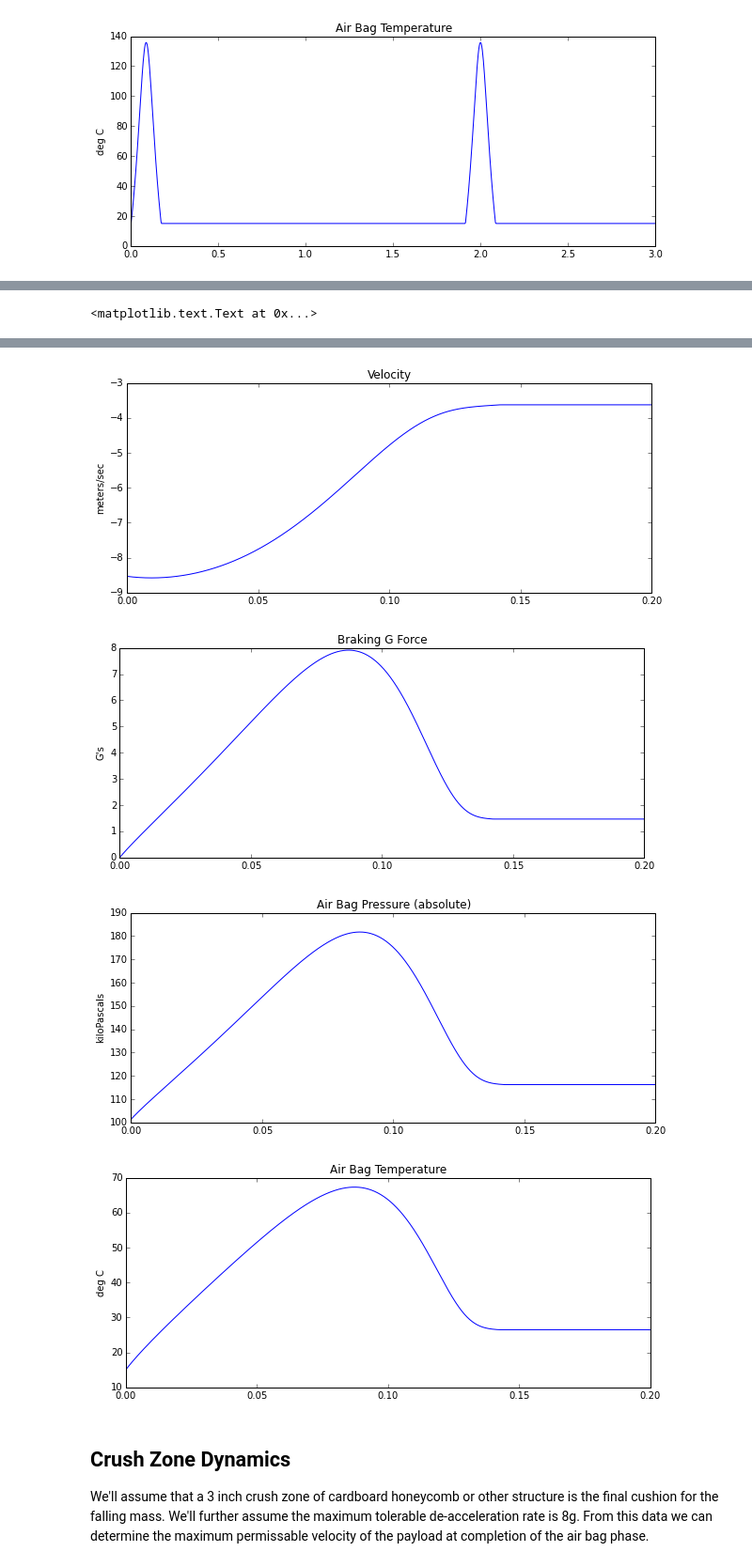
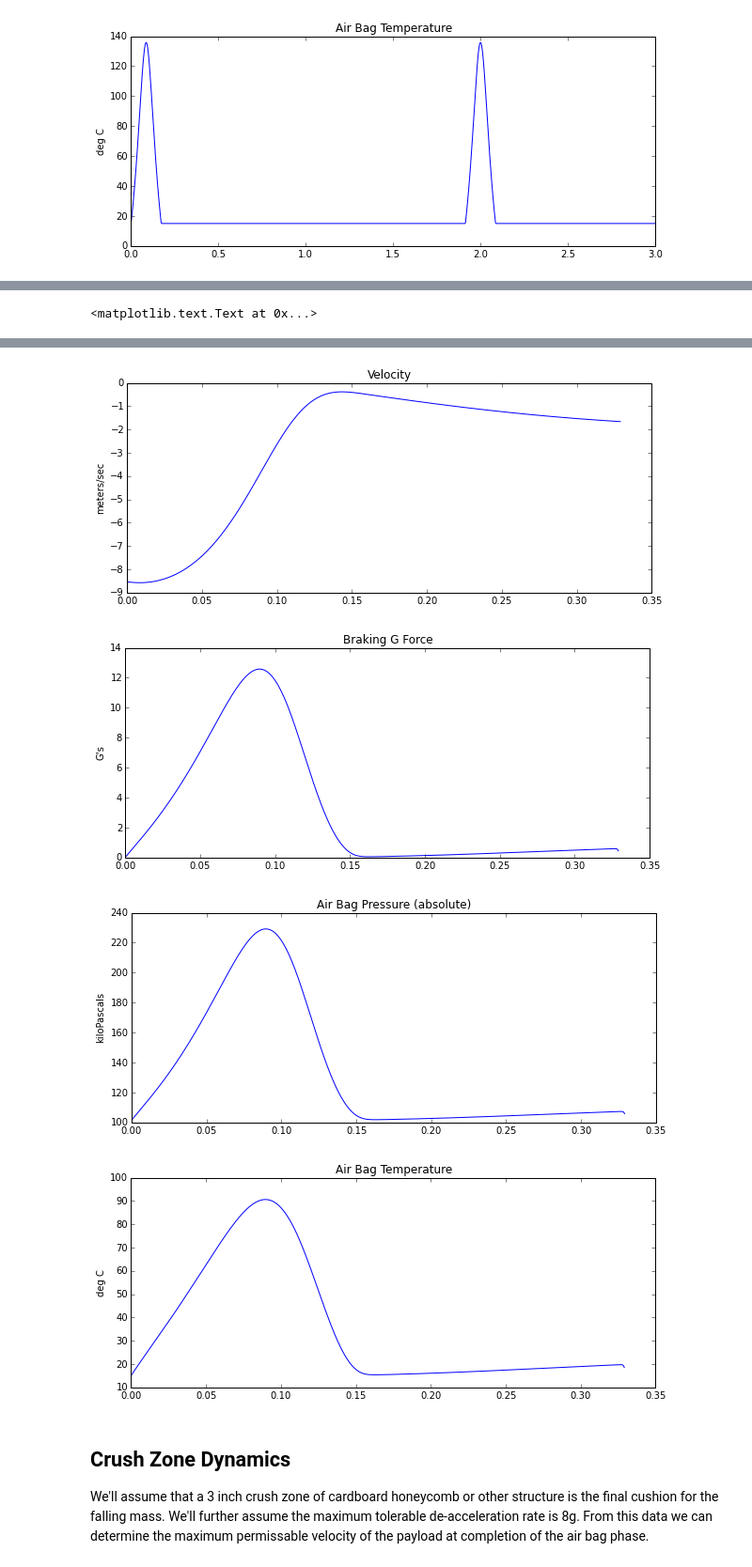
Before and after one commit to fagan2888/Airbag-Design-for-Cargo-Airdrop, a Jupyter notebook: notebooks/Energy Dispersing Air Bag Landing Systems.ipynb, the cells around one changed output, grey strips where cells are left out. Shown: that part at 94% size. Cells and saved outputs as stored; diff of their text form; code cells hidden in the pictures.

```diff
--- a/notebooks/Energy Dispersing Air Bag Landing Systems.ipynb
+++ b/notebooks/Energy Dispersing Air Bag Landing Systems.ipynb
@@ -282,7 +282,7 @@ area.ito(ur.m**2)
 m_payload.ito(ur.kg)
 P_ambient.ito(ur.Pa)
 
-# Verify parameter values, some of which were calculated above
+# Verify parameter values, some calculated in earlier cells
 
 print "gravity = {0:8.4f}".format(gravity)
 print "k = {0:8.4f}".format(k)
@@ -304,9 +304,7 @@ print "v_ic = {0:8.4f}".format(v_ic)
 print "P_ic = {0:8.1f}".format(P_ic)
 
 def phase1(x,t):
-    h = x[0]
-    v = x[1]
-    P = x[2]
+    h,v,P = x
     dhdt = v
     if h > h_ic:
         dvdt = -gravity.magnitude
@@ -436,7 +436,7 @@ from scipy.integrate import odeint
 # orifice parameters
 
 Cd = 0.72
-Ao = 20*12 * ur.cm**2
+Ao = 20*8 * ur.cm**2
 
 # air parameters
 k = 1.4
@@ -480,27 +480,31 @@ def phase1(x,t):
     P = x[2]
     pr = P/P_ambient.magnitude
     cr = ((gamma+1)/2.0)**(gamma/(gamma-1.0))
+    #if pr > cr:
+        #q = np.sqrt(gamma*R.magnitude*T_ambient.magnitude/MW.magnitude)
+        #q = q*np.sqrt((2/(gamma+1))**((gamma+1)/(gamma-1)))
+    # else:
+        #q = np.sqrt(2*(gamma/(gamma-1))*(R.magnitude*T_ambient.magnitude/MW.magnitude))
+        #q = q*np.sqrt(pr**(1.0 - (1.0/gamma))-1.0)
     if pr > cr:
-        q = np.sqrt(gamma*R.magnitude*T_ambient.magnitude/MW.magnitude)
-        q = q*np.sqrt((2/(gamma+1))**((gamma+1)/(gamma-1)))
-    else:
-        q = np.sqrt(2*(gamma/(gamma-1))*(R.magnitude*T_ambient.magnitude/MW.magnitude))
-        q = q*np.sqrt(pr**(1.0 - (1.0/gamma))-1.0)
+        pr = cr
+    q = np.sqrt(2*(gamma/(gamma-1))*(R.magnitude*T_ambient.magnitude/MW.magnitude))
+    q = q*np.sqrt(pr**(1.0 - (1.0/gamma))-1.0)
     dhdt = v
     if h > h_ic:
         dvdt = -gravity.magnitude
         dPdt = 0
-    elif h <= 0.01:
-        dhdt = 0
-        dvdt = 0
-        dPdt = 0
+   # elif h <= 0.01:
+   #     dhdt = 0
+    #    dvdt = 0
+    #    dPdt = 0
     else:
         dvdt = -gravity.magnitude + \
             (P-P_ambient.magnitude)*area.magnitude/m_payload.magnitude
         dPdt = -P*k*dhdt/h - P*gamma*Cd*Ao.magnitude*q/(h*area.magnitude*pr**(1.0/gamma))
     return np.array([dhdt,dvdt,dPdt])
 
-t = np.linspace(0,0.2,1000)
+t = np.linspace(0,0.8,1000)
 soln = odeint(phase1,x0,t);
 
 h = soln[:,0] * ur.m
@@ -556,7 +560,7 @@ P_ic = 101369.6
-[figure, old version]
+[figure, new version]
-[figure, old version]
+[figure, new version]
-[figure, old version]
+[figure, new version]
-[figure, old version]
+[figure, new version]
 # %% [markdown]
 ## Crush Zone Dynamics
 
```
Also changed, not shown: parts of 2 cells of this notebook.
